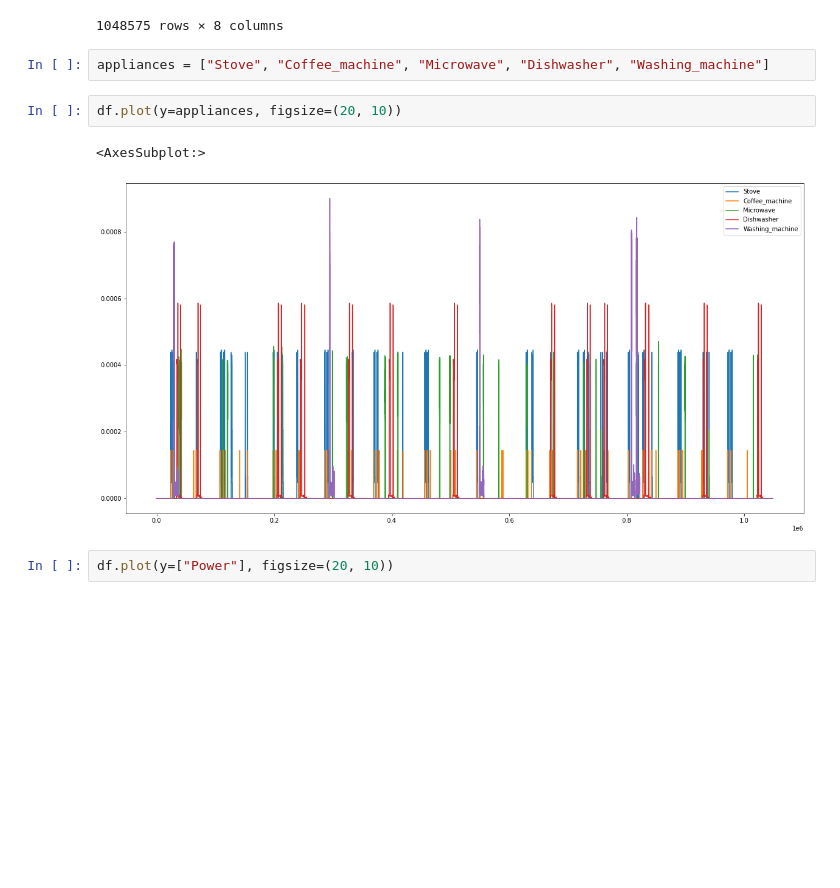
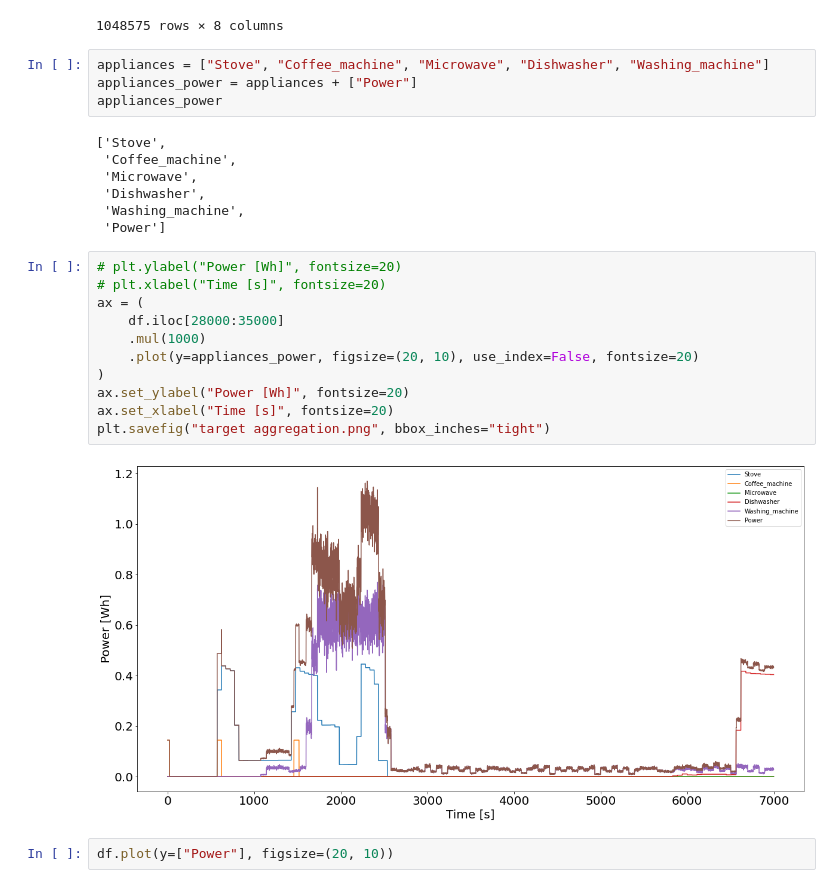
Before and after one commit to akletini/Forschungsprojekt, a Jupyter notebook: Main.ipynb, the cells around one changed output. Drawn from its saved outputs; the diff is of its cells as text; blank space fills up the shorter version.

Commit message:
diagrams

```diff
--- a/Main.ipynb
+++ b/Main.ipynb
@@ -47,11 +51,28 @@ df
 1048575 rows × 8 columns
 # %%
 appliances = ["Stove", "Coffee_machine", "Microwave", "Dishwasher", "Washing_machine"]
+appliances_power = appliances + ["Power"]
+appliances_power
+# %% [output]
+['Stove',
+ 'Coffee_machine',
+ 'Microwave',
+ 'Dishwasher',
+ 'Washing_machine',
+ 'Power']
 # %%
-df.plot(y=appliances, figsize=(20, 10))
+# plt.ylabel("Power [Wh]", fontsize=20)
+# plt.xlabel("Time [s]", fontsize=20)
+ax = (
+    df.iloc[28000:35000]
+    .mul(1000)
+    .plot(y=appliances_power, figsize=(20, 10), use_index=False, fontsize=20)
+)
+ax.set_ylabel("Power [Wh]", fontsize=20)
+ax.set_xlabel("Time [s]", fontsize=20)
+plt.savefig("target aggregation.png", bbox_inches="tight")
 # %% [output]
-<AxesSubplot:>
-[figure, old version]
+[figure, new version]
 # %%
 df.plot(y=["Power"], figsize=(20, 10))
 # %% [output]
```
Also changed, not shown: parts of 21 cells of this notebook.
